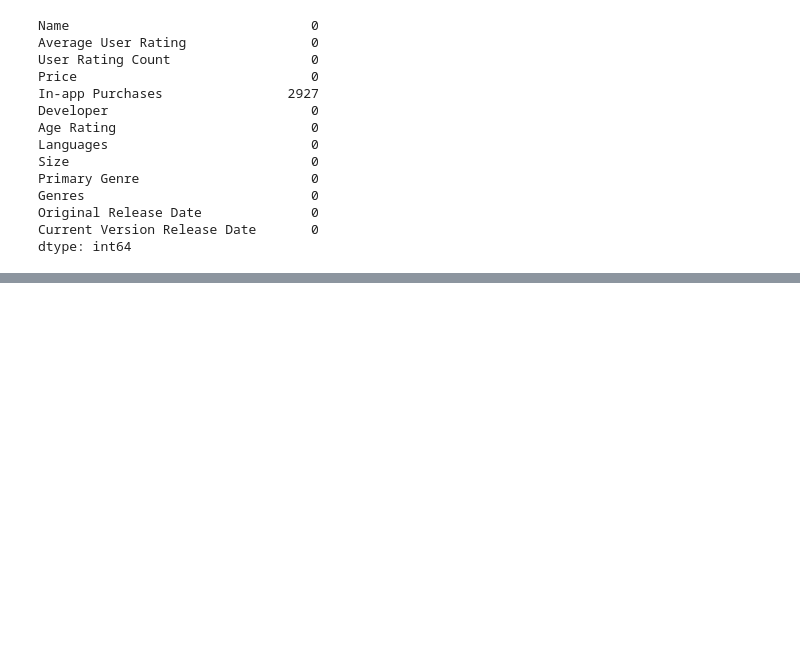
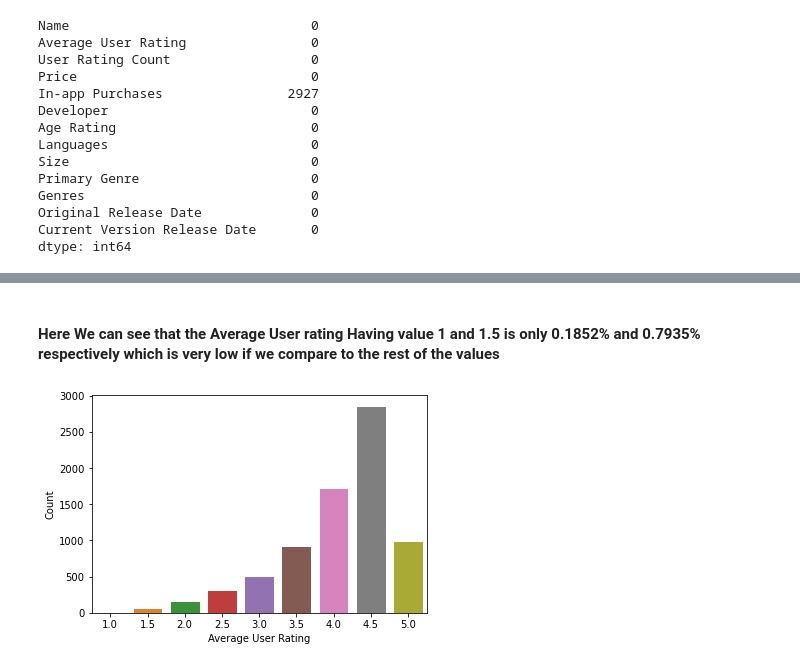
Before and after one commit to adiathi/Mobile-Games-Success-And-Failure-Rate, a Jupyter notebook: EDA Project.ipynb, the cells around one changed output, grey strips where cells are left out. Cells and saved outputs as stored; diff of their text form; code cells hidden in the pictures; blank space fills up the shorter version.

```diff
--- a/EDA Project.ipynb
+++ b/EDA Project.ipynb
@@ -183,0 +250,10 @@ ndata['In-app Purchases'].nunique()
+# %% [markdown]
+#### Here We can see that the Average User rating Having value 1 and 1.5 is only 0.1852% and 0.7935% respectively which is very low if we compare to the rest of the values
+# %%
+# plotting graph of distribution
+pl= sea.countplot(data = ndata, x ='Average User Rating', edgecolor= 'white')
+pl.set_ylabel('Count')
+pl.set_xlabel('Average User Rating')
+plt.show()
+# %% [output]
+[figure, added]
```
Also changed, not shown: parts of 64 cells of this notebook, 1 other file.
